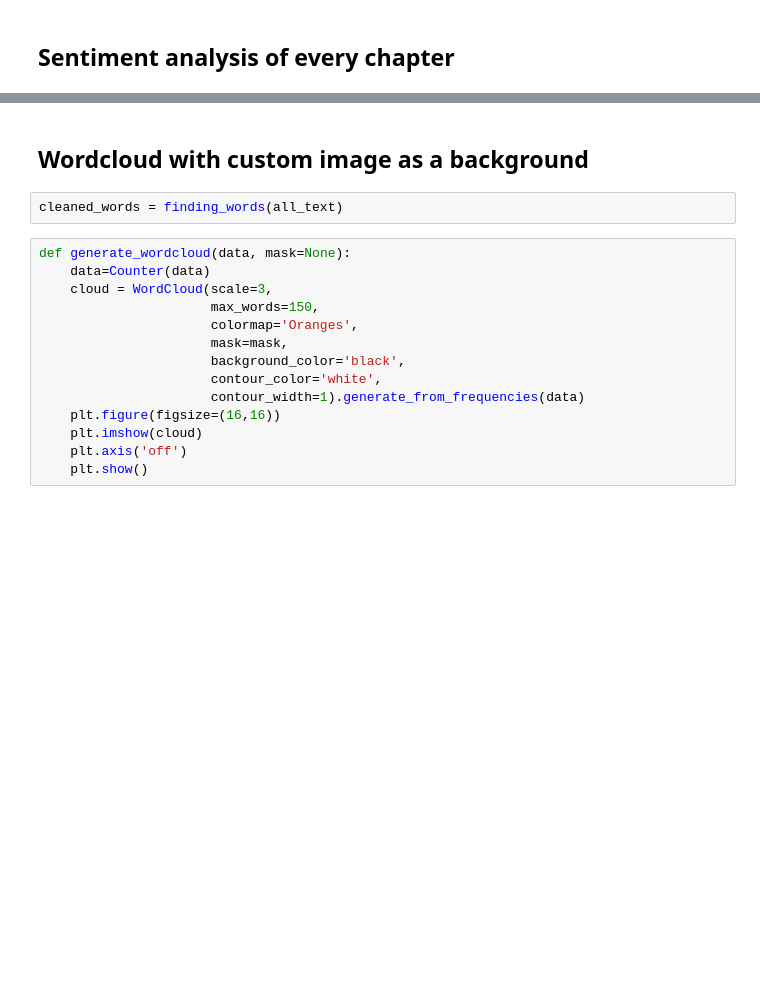
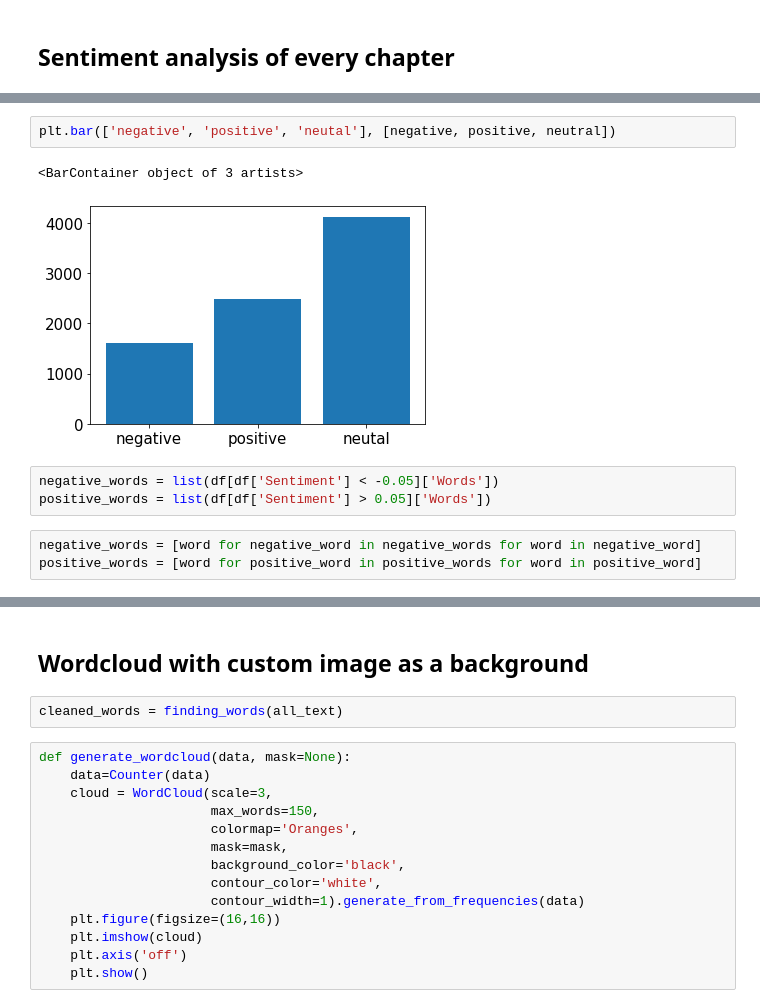
Before and after one commit to dpalatynski/DataAnalysis, a Jupyter notebook: book-analysis/book-analysis.ipynb, the cells around one changed output, grey strips where cells are left out. Saved outputs shown, nothing was run; the diff lists cells and outputs as text; blank space fills up the shorter version.

```diff
--- a/book-analysis/book-analysis.ipynb
+++ b/book-analysis/book-analysis.ipynb
@@ -479,0 +547,11 @@ df
+# %%
+plt.bar(['negative', 'positive', 'neutal'], [negative, positive, neutral])
+# %% [output]
+<BarContainer object of 3 artists>
+[figure, added]
+# %%
+negative_words = list(df[df['Sentiment'] < -0.05]['Words'])
+positive_words = list(df[df['Sentiment'] > 0.05]['Words'])
+# %%
+negative_words = [word for negative_word in negative_words for word in negative_word]
+positive_words = [word for positive_word in positive_words for word in positive_word]
```
Also changed, not shown: parts of 16 cells of this notebook.
